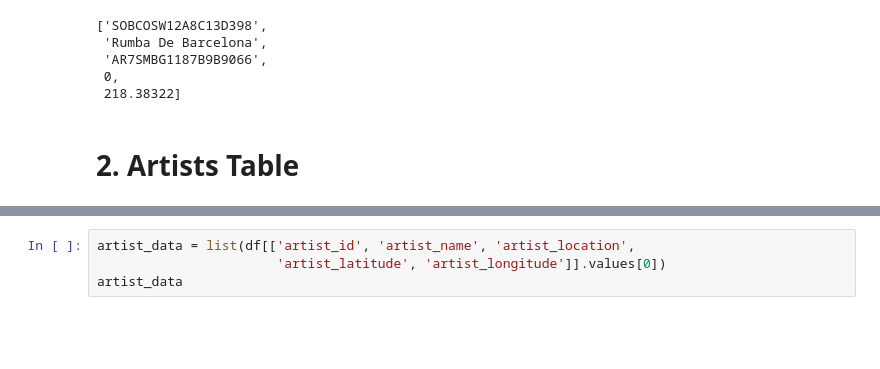
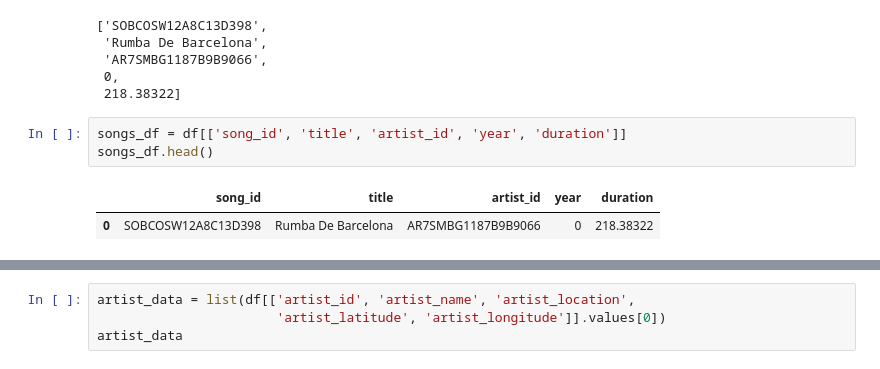
Before and after one commit to Gali-Sai-Divakar-Reddy/Data-Engineering-projects, a Jupyter notebook: postgres_ETL/etl_test.ipynb, the cells around one changed output, grey strips where cells are left out. Drawn from its saved outputs; the diff is of its cells as text; blank space fills up the shorter version.

```diff
--- a/postgres_ETL/etl_test.ipynb
+++ b/postgres_ETL/etl_test.ipynb
@@ -35,5 +39,9 @@ song_data
  'AR7SMBG1187B9B9066',
  0,
  218.38322]
-# %% [markdown]
-# 2. Artists Table
+# %%
+songs_df = df[['song_id', 'title', 'artist_id', 'year', 'duration']]
+songs_df.head()
+# %% [output]
+|  | song_id | title | artist_id | year | duration |
+| 0 | SOBCOSW12A8C13D398 | Rumba De Barcelona | AR7SMBG1187B9B9066 | 0 | 218.38322 |
```
Also changed, not shown: parts of 19 cells of this notebook.
